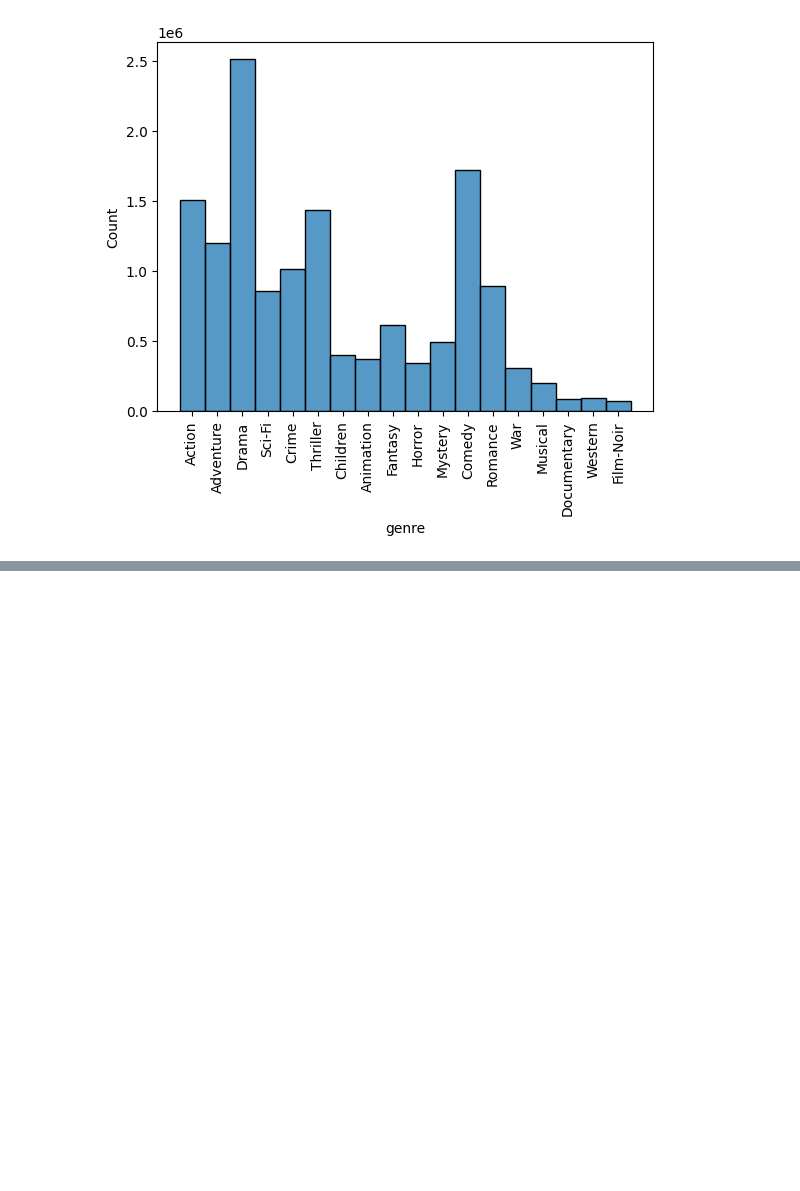
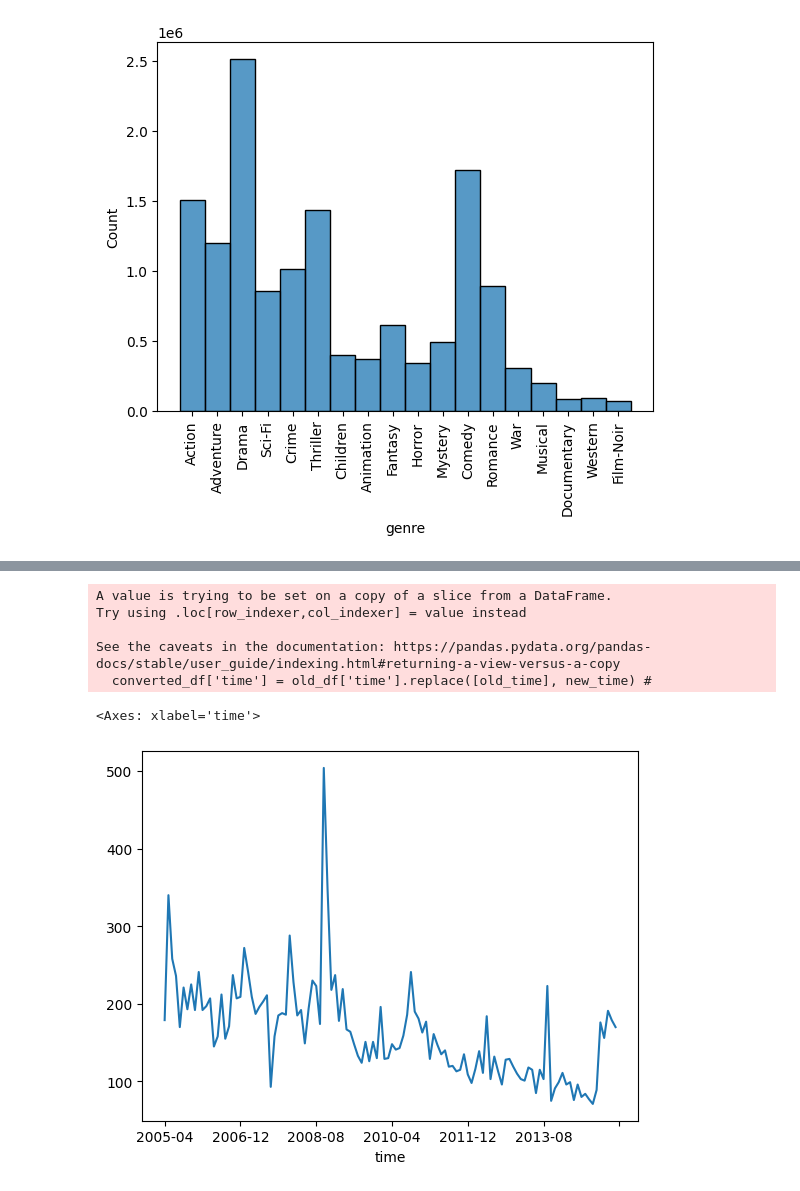
Before and after one commit to boostcampaitech7/level2-recsys-movierecommendation-recsys-08-lv3, a Jupyter notebook: src/analysis/EDA_Seunghun_1.ipynb, the cells around one changed output, grey strips where cells are left out. Drawn from its saved outputs; the diff is of its cells as text; code cells hidden in the pictures; blank space fills up the shorter version.

```diff
--- a/src/analysis/EDA_Seunghun_1.ipynb
+++ b/src/analysis/EDA_Seunghun_1.ipynb
@@ -354,0 +426,4 @@ plt.show()
+# %%
+old_df = train_df[train_df['item'] == popular_movie_ids[0]] # Specific user id
+converted_df = old_df
+converted_df
@@ -354,0 +444,15 @@ plt.show()
+# %%
+for old_time in old_df['time']:
+    new_time = time.strftime('%Y-%m', time.localtime(old_time))
+    converted_df['time'] = old_df['time'].replace([old_time], new_time) #
+# %% [output]
+A value is trying to be set on a copy of a slice from a DataFrame.
+Try using .loc[row_indexer,col_indexer] = value instead
+
+See the caveats in the documentation: https://pandas.pydata.org/pandas-docs/stable/user_guide/indexing.html#returning-a-view-versus-a-copy
+  converted_df['time'] = old_df['time'].replace([old_time], new_time) #
+# %%
+converted_df['time'].value_counts().sort_index().plot()b
+# %% [output]
+<Axes: xlabel='time'>
+[figure, added]
```
Also changed, not shown: parts of 17 cells of this notebook.
